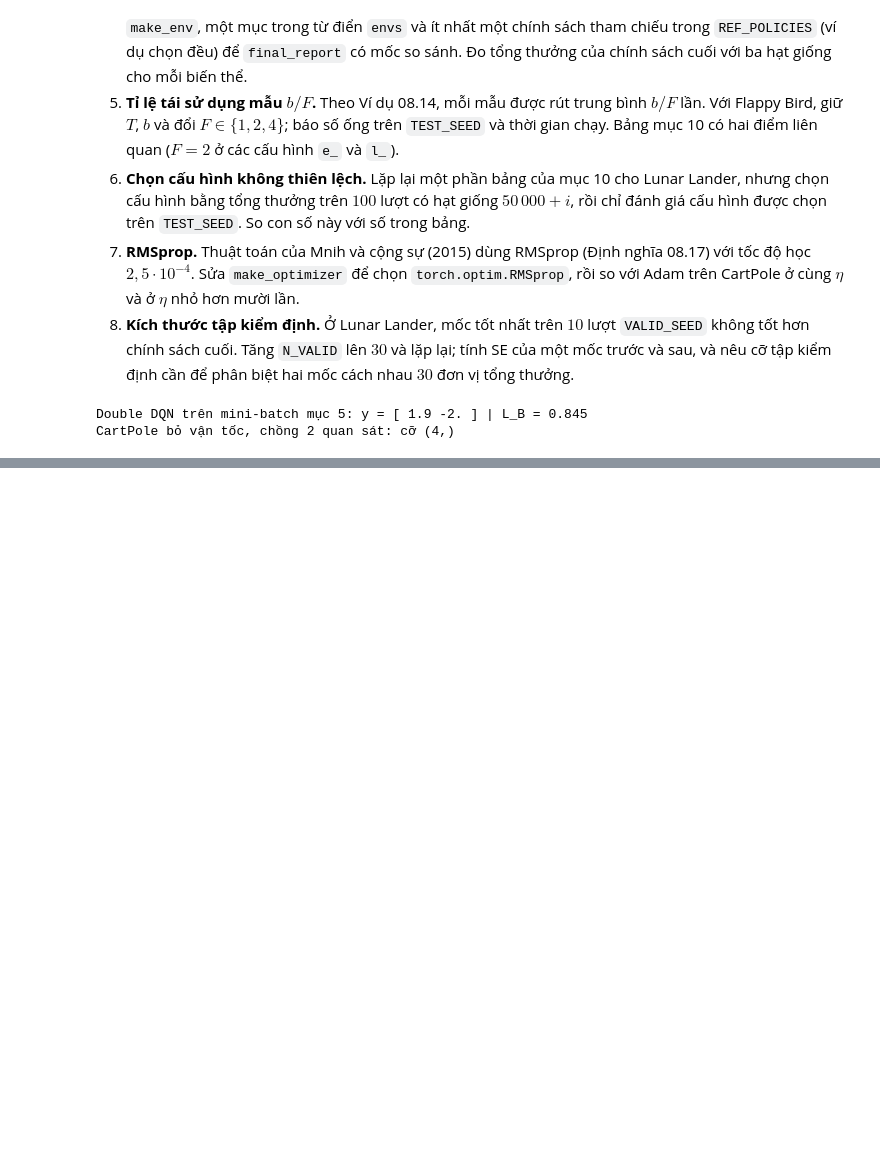
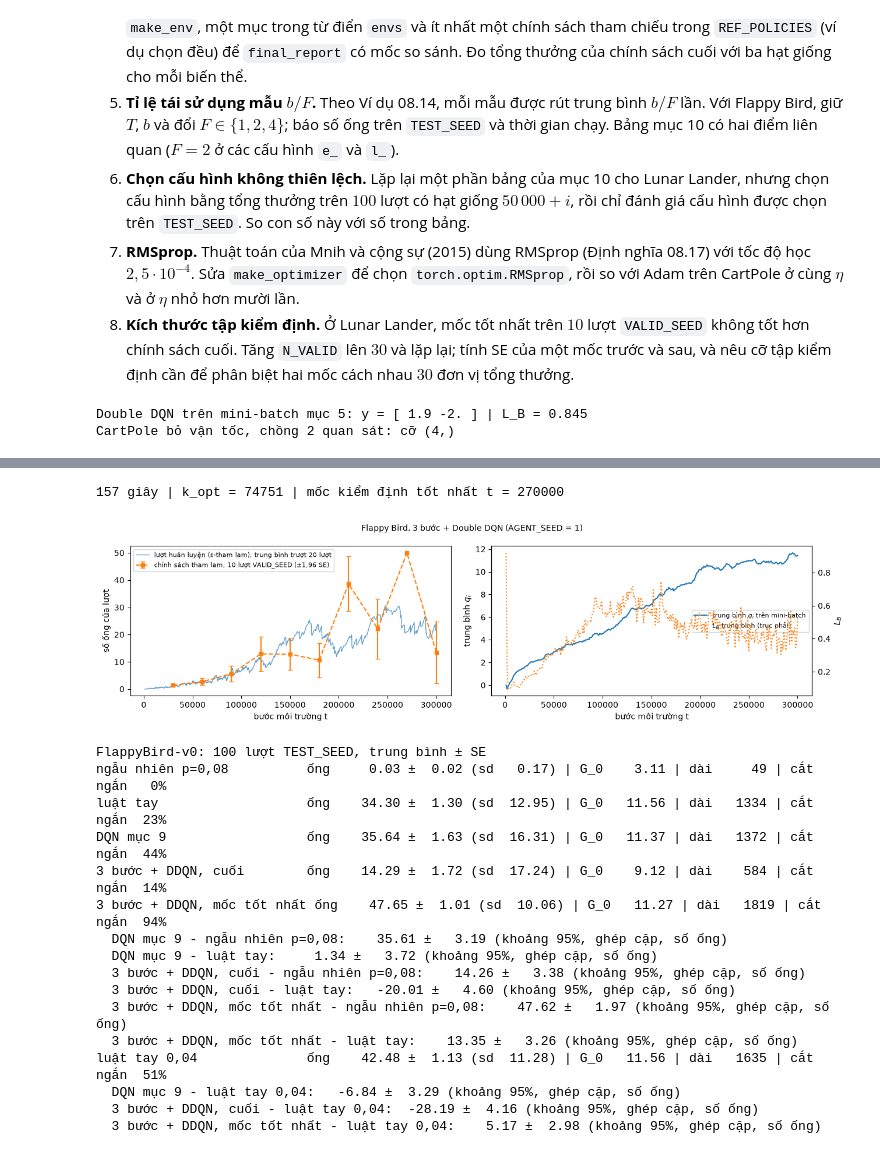
Before and after one commit to uet-iai-course/reinforcement-learning-planning, a Jupyter notebook: 2627-1/materials/lec-08/thuc-hanh-dqn-cartpole-lunarlander-flappybird.ipynb, the cells around one changed output, grey strips where cells are left out. Drawn from its saved outputs; the diff is of its cells as text; code cells hidden in the pictures; blank space fills up the shorter version.

```diff
--- a/2627-1/materials/lec-08/thuc-hanh-dqn-cartpole-lunarlander-flappybird.ipynb
+++ b/2627-1/materials/lec-08/thuc-hanh-dqn-cartpole-lunarlander-flappybird.ipynb
@@ -1577,0 +2148,34 @@ CartPole bỏ vận tốc, chồng 2 quan sát: cỡ (4,)
+# %%
+CFG_FLAPPY_EXT = dict(CFG["FlappyBird-v0"], T=300_000, n_step=3, double=True)
+q_fb2, log_fb2, q_fb2_best = train_dqn_ext("FlappyBird-v0", CFG_FLAPPY_EXT)
+print(f"{log_fb2['train_secs']:.0f} giây | k_opt = {log_fb2['k_opt']} | mốc kiểm định tốt nhất t = {log_fb2['best_t']}")
+plot_learning(log_fb2, "Flappy Bird, 3 bước + Double DQN (AGENT_SEED = 1)", flappy=True)
+learned_fb2 = {"DQN mục 9": q_fb, "3 bước + DDQN, cuối": q_fb2}
+if log_fb2["best_t"] != CFG_FLAPPY_EXT["T"]:
+    learned_fb2["3 bước + DDQN, mốc tốt nhất"] = q_fb2_best
+res_fb2 = final_report("FlappyBird-v0", learned_fb2)
+# Luật tay ngưỡng 0,04: mốc mạnh nhất của mục 3, đánh giá trên cùng 100 lượt TEST_SEED
+res_r04 = evaluate_policy(envs["FlappyBird-v0"], lambda o, rng: flappy_rule(o, rng, 0.04), N_TEST, TEST_SEED)
+summarize("luật tay 0,04", res_r04, flappy=True)
+for name in learned_fb2:
+    m, h = paired_difference(res_fb2[name], res_r04, "score")
+    print(f"  {name} - luật tay 0,04: {m:7.2f} ± {h:5.2f} (khoảng 95%, ghép cặp, số ống)")
+# %% [output]
+157 giây | k_opt = 74751 | mốc kiểm định tốt nhất t = 270000
+[figure, added]
+FlappyBird-v0: 100 lượt TEST_SEED, trung bình ± SE
+ngẫu nhiên p=0,08          ống     0.03 ±  0.02 (sd   0.17) | G_0    3.11 | dài     49 | cắt ngắn   0%
+luật tay                   ống    34.30 ±  1.30 (sd  12.95) | G_0   11.56 | dài   1334 | cắt ngắn  23%
+DQN mục 9                  ống    35.64 ±  1.63 (sd  16.31) | G_0   11.37 | dài   1372 | cắt ngắn  44%
+3 bước + DDQN, cuối        ống    14.29 ±  1.72 (sd  17.24) | G_0    9.12 | dài    584 | cắt ngắn  14%
+3 bước + DDQN, mốc tốt nhất ống    47.65 ±  1.01 (sd  10.06) | G_0   11.27 | dài   1819 | cắt ngắn  94%
+  DQN mục 9 - ngẫu nhiên p=0,08:    35.61 ±   3.19 (khoảng 95%, ghép cặp, số ống)
+  DQN mục 9 - luật tay:     1.34 ±   3.72 (khoảng 95%, ghép cặp, số ống)
+  3 bước + DDQN, cuối - ngẫu nhiên p=0,08:    14.26 ±   3.38 (khoảng 95%, ghép cặp, số ống)
+  3 bước + DDQN, cuối - luật tay:   -20.01 ±   4.60 (khoảng 95%, ghép cặp, số ống)
+  3 bước + DDQN, mốc tốt nhất - ngẫu nhiên p=0,08:    47.62 ±   1.97 (khoảng 95%, ghép cặp, số ống)
+  3 bước + DDQN, mốc tốt nhất - luật tay:    13.35 ±   3.26 (khoảng 95%, ghép cặp, số ống)
+luật tay 0,04              ống    42.48 ±  1.13 (sd  11.28) | G_0   11.56 | dài   1635 | cắt ngắn  51%
+  DQN mục 9 - luật tay 0,04:   -6.84 ±  3.29 (khoảng 95%, ghép cặp, số ống)
+  3 bước + DDQN, cuối - luật tay 0,04:  -28.19 ±  4.16 (khoảng 95%, ghép cặp, số ống)
+  3 bước + DDQN, mốc tốt nhất - luật tay 0,04:    5.17 ±  2.98 (khoảng 95%, ghép cặp, số ống)
```
Also changed, not shown: parts of 34 cells of this notebook, 1 other file.
